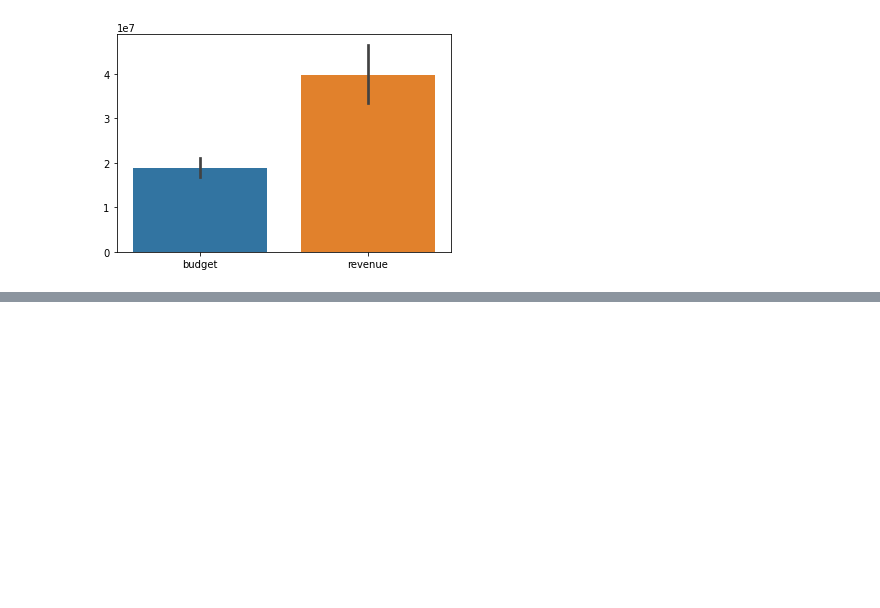
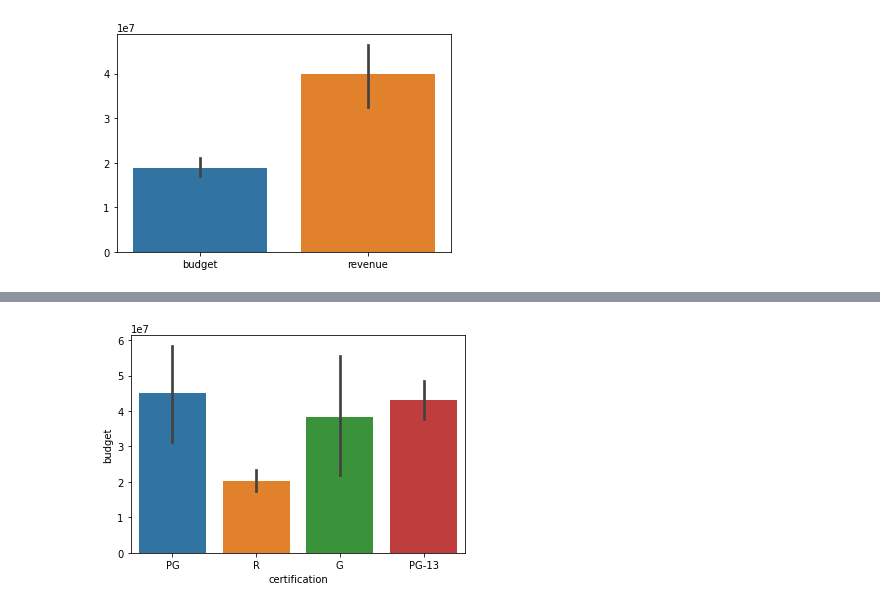
Before and after one commit to fid2445/Project-3-, a Jupyter notebook: Project EDA.ipynb, the cells around one changed output, grey strips where cells are left out. Saved outputs shown, nothing was run; the diff lists cells and outputs as text; code cells hidden in the pictures; blank space fills up the shorter version.

```diff
--- a/Project EDA.ipynb
+++ b/Project EDA.ipynb
@@ -296,0 +216,4 @@ sns.barplot(data=plot_df);
+# %%
+sns.barplot(data=cert_df, x='certification', y= 'budget');
+# %% [output]
+[figure, added]
```
Also changed, not shown: parts of 59 cells of this notebook, 3 other files.
